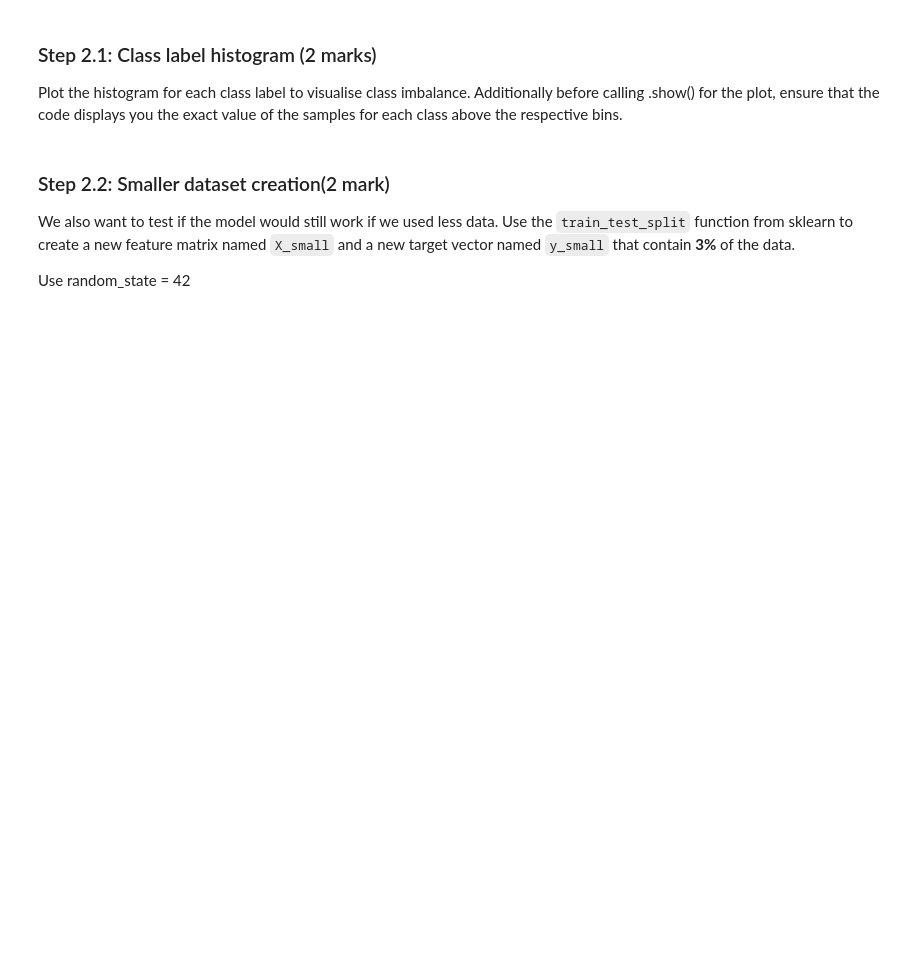
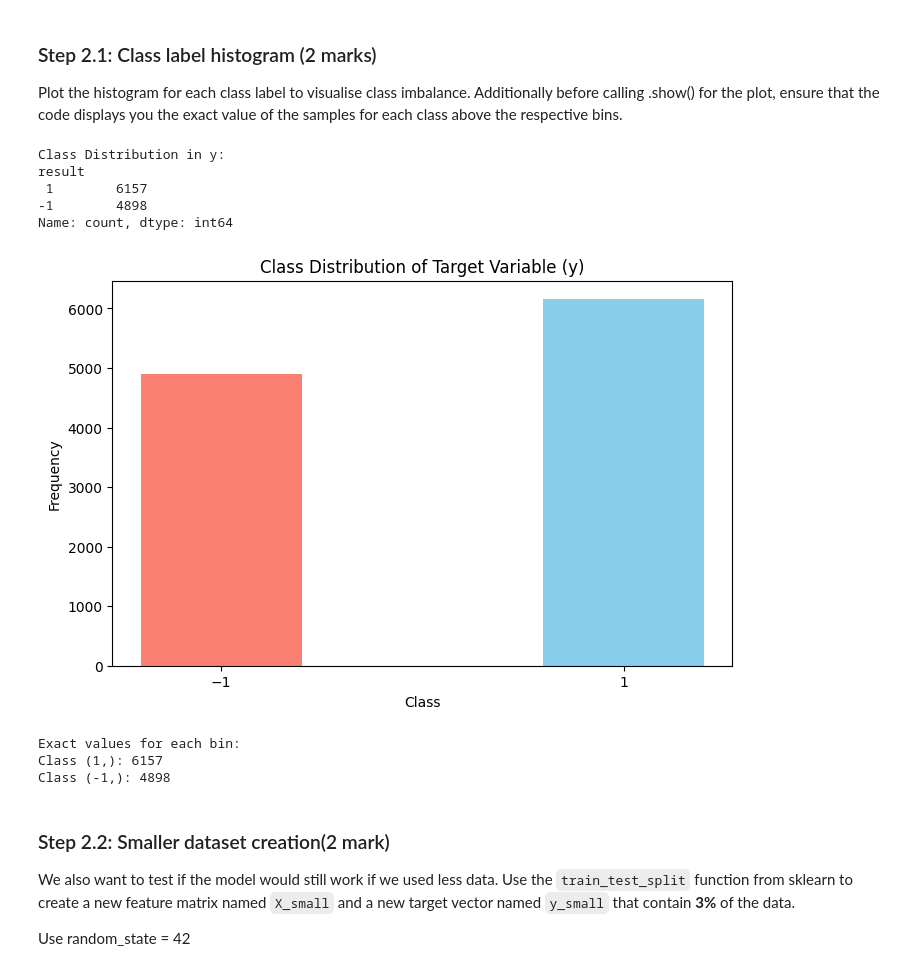
Before and after one commit to SamarthUPathak/engg680_2024_fall, a Jupyter notebook: Lab_Assignment3/Assignment3.ipynb, the cells around one changed output. Cells and saved outputs as stored; diff of their text form; code cells hidden in the pictures; blank space fills up the shorter version.

```diff
--- a/Lab_Assignment3/Assignment3.ipynb
+++ b/Lab_Assignment3/Assignment3.ipynb
@@ -404,0 +444,14 @@ phishing_websites = fetch_ucirepo(id=327)
+# %%
+from ucimlrepo import fetch_ucirepo
+
+phishing_websites = fetch_ucirepo(id=327)
+
+X = phishing_websites.data.features
+y = phishing_websites.data.targets
+
+print("Data (as pandas DataFrames):")
+print("X (Features):\n", X.head())  # Display first few rows of X
+print("y (Target):\n", y.head())    # Display first few rows of y
+
+print("\nSize of X:", X.shape)
+print("Size of y:", y.shape)
@@ -416,3 +480,30 @@ plt.show()
+# %%
+class_counts = y.value_counts()
+
+print("Class Distribution in y:")
+print(class_counts)
+
+plt.figure(figsize=(8, 5))
+plt.bar([1, -1], class_counts.values, color=['skyblue', 'salmon'])
+plt.xlabel('Class')
+plt.ylabel('Frequency')
+plt.title('Class Distribution of Target Variable (y)')
+plt.xticks([1, -1])
+plt.show()
+
+print("\nExact values for each bin:")
+for class_label, count in class_counts.items():
+    print(f"Class {class_label}: {count}")
+# %% [output]
+Class Distribution in y:
+result
+ 1        6157
+-1        4898
+Name: count, dtype: int64
+[figure, added]
+Exact values for each bin:
+Class (1,): 6157
+Class (-1,): 4898
 # %% [markdown]
 ### Step 2.2: Smaller dataset creation(2 mark)
 
```
Also changed, not shown: parts of 19 cells of this notebook, 1 other file.
